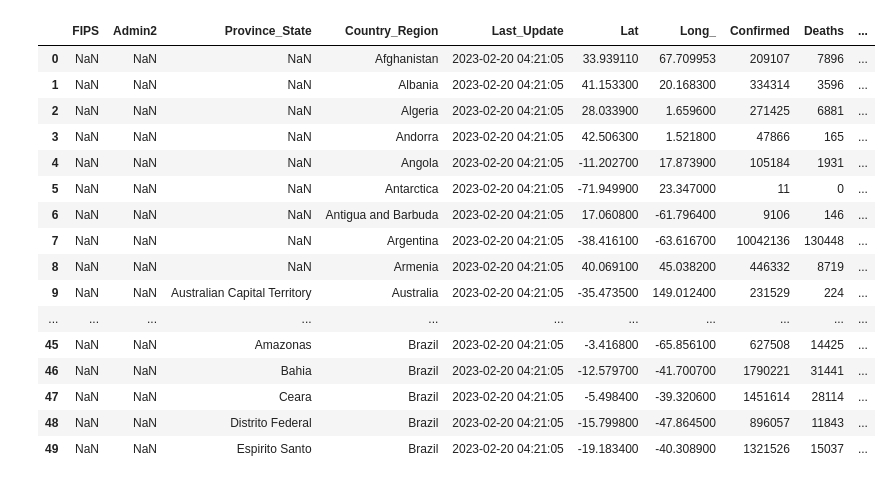
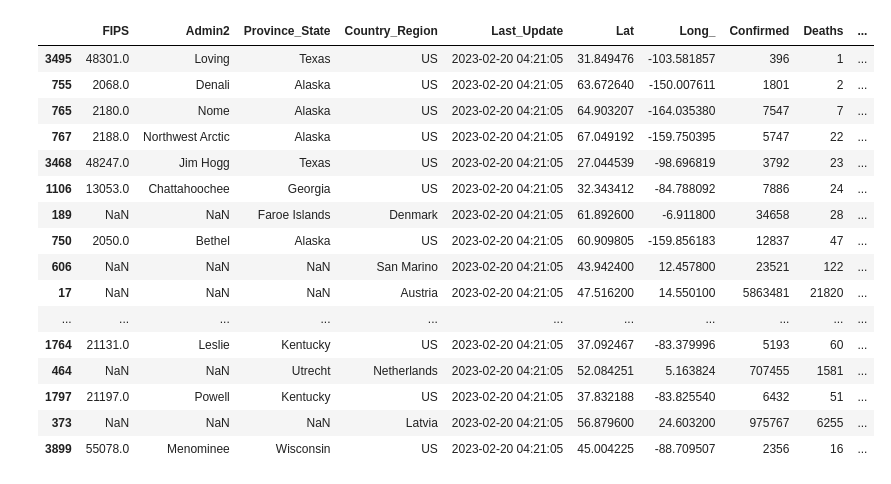
Before and after one commit to shawn0103/covid19-map-visualizer, a Jupyter notebook: JuypterNotebook/GeoJSONCreator.ipynb, the cells around one changed output. Cells and saved outputs as stored; diff of their text form; code cells hidden in the pictures.

```diff
--- a/JuypterNotebook/GeoJSONCreator.ipynb
+++ b/JuypterNotebook/GeoJSONCreator.ipynb
@@ -39,26 +39,27 @@ geoJSONDict = {
 # %%
 # incident rate = (Cases/population)*100,000
 # population = (Cases*100,000)/incident rate
-us_data = data.loc[data['Country_Region']=='US']
-data = data[data['Country_Region']!='US']
-data["Population"] = (data["Confirmed"] * 100000)/data["Incident_Rate"]
+#data["Population"] = (data["Confirmed"] * 1000)/data["Incident_Rate"]
+#data["Incident_Rate"] = (data["Deaths"] / data["Population"])* 1000
 data["Case_Fatality_Ratio"] = (data["Case_Fatality_Ratio"]*100).round()
+data = data[data['Confirmed'] >= data['Deaths']]
+data = data.sort_values(by='Incident_Rate', ascending=False)
 data.head(50)
 # %% [output]
 |  | FIPS | Admin2 | Province_State | Country_Region | Last_Update | Lat | Long_ | Confirmed | Deaths | ... |
-| 0 | NaN | NaN | NaN | Afghanistan | 2023-02-20 04:21:05 | 33.939110 | 67.709953 | 209107 | 7896 | ... |
-| 1 | NaN | NaN | NaN | Albania | 2023-02-20 04:21:05 | 41.153300 | 20.168300 | 334314 | 3596 | ... |
-| 2 | NaN | NaN | NaN | Algeria | 2023-02-20 04:21:05 | 28.033900 | 1.659600 | 271425 | 6881 | ... |
-| 3 | NaN | NaN | NaN | Andorra | 2023-02-20 04:21:05 | 42.506300 | 1.521800 | 47866 | 165 | ... |
-| 4 | NaN | NaN | NaN | Angola | 2023-02-20 04:21:05 | -11.202700 | 17.873900 | 105184 | 1931 | ... |
-| 5 | NaN | NaN | NaN | Antarctica | 2023-02-20 04:21:05 | -71.949900 | 23.347000 | 11 | 0 | ... |
-| 6 | NaN | NaN | NaN | Antigua and Barbuda | 2023-02-20 04:21:05 | 17.060800 | -61.796400 | 9106 | 146 | ... |
-| 7 | NaN | NaN | NaN | Argentina | 2023-02-20 04:21:05 | -38.416100 | -63.616700 | 10042136 | 130448 | ... |
-| 8 | NaN | NaN | NaN | Armenia | 2023-02-20 04:21:05 | 40.069100 | 45.038200 | 446332 | 8719 | ... |
-| 9 | NaN | NaN | Australian Capital Territory | Australia | 2023-02-20 04:21:05 | -35.473500 | 149.012400 | 231529 | 224 | ... |
+| 3495 | 48301.0 | Loving | Texas | US | 2023-02-20 04:21:05 | 31.849476 | -103.581857 | 396 | 1 | ... |
+| 755 | 2068.0 | Denali | Alaska | US | 2023-02-20 04:21:05 | 63.672640 | -150.007611 | 1801 | 2 | ... |
+| 765 | 2180.0 | Nome | Alaska | US | 2023-02-20 04:21:05 | 64.903207 | -164.035380 | 7547 | 7 | ... |
+| 767 | 2188.0 | Northwest Arctic | Alaska | US | 2023-02-20 04:21:05 | 67.049192 | -159.750395 | 5747 | 22 | ... |
+| 3468 | 48247.0 | Jim Hogg | Texas | US | 2023-02-20 04:21:05 | 27.044539 | -98.696819 | 3792 | 23 | ... |
+| 1106 | 13053.0 | Chattahoochee | Georgia | US | 2023-02-20 04:21:05 | 32.343412 | -84.788092 | 7886 | 24 | ... |
+| 189 | NaN | NaN | Faroe Islands | Denmark | 2023-02-20 04:21:05 | 61.892600 | -6.911800 | 34658 | 28 | ... |
+| 750 | 2050.0 | Bethel | Alaska | US | 2023-02-20 04:21:05 | 60.909805 | -159.856183 | 12837 | 47 | ... |
+| 606 | NaN | NaN | NaN | San Marino | 2023-02-20 04:21:05 | 43.942400 | 12.457800 | 23521 | 122 | ... |
+| 17 | NaN | NaN | NaN | Austria | 2023-02-20 04:21:05 | 47.516200 | 14.550100 | 5863481 | 21820 | ... |
 | ... | ... | ... | ... | ... | ... | ... | ... | ... | ... | ... |
-| 45 | NaN | NaN | Amazonas | Brazil | 2023-02-20 04:21:05 | -3.416800 | -65.856100 | 627508 | 14425 | ... |
-| 46 | NaN | NaN | Bahia | Brazil | 2023-02-20 04:21:05 | -12.579700 | -41.700700 | 1790221 | 31441 | ... |
-| 47 | NaN | NaN | Ceara | Brazil | 2023-02-20 04:21:05 | -5.498400 | -39.320600 | 1451614 | 28114 | ... |
-| 48 | NaN | NaN | Distrito Federal | Brazil | 2023-02-20 04:21:05 | -15.799800 | -47.864500 | 896057 | 11843 | ... |
-| 49 | NaN | NaN | Espirito Santo | Brazil | 2023-02-20 04:21:05 | -19.183400 | -40.308900 | 1321526 | 15037 | ... |
+| 1764 | 21131.0 | Leslie | Kentucky | US | 2023-02-20 04:21:05 | 37.092467 | -83.379996 | 5193 | 60 | ... |
+| 464 | NaN | NaN | Utrecht | Netherlands | 2023-02-20 04:21:05 | 52.084251 | 5.163824 | 707455 | 1581 | ... |
+| 1797 | 21197.0 | Powell | Kentucky | US | 2023-02-20 04:21:05 | 37.832188 | -83.825540 | 6432 | 51 | ... |
+| 373 | NaN | NaN | NaN | Latvia | 2023-02-20 04:21:05 | 56.879600 | 24.603200 | 975767 | 6255 | ... |
+| 3899 | 55078.0 | Menominee | Wisconsin | US | 2023-02-20 04:21:05 | 45.004225 | -88.709507 | 2356 | 16 | ... |
```
Also changed, not shown: parts of 13 cells of this notebook, 3 other files.
